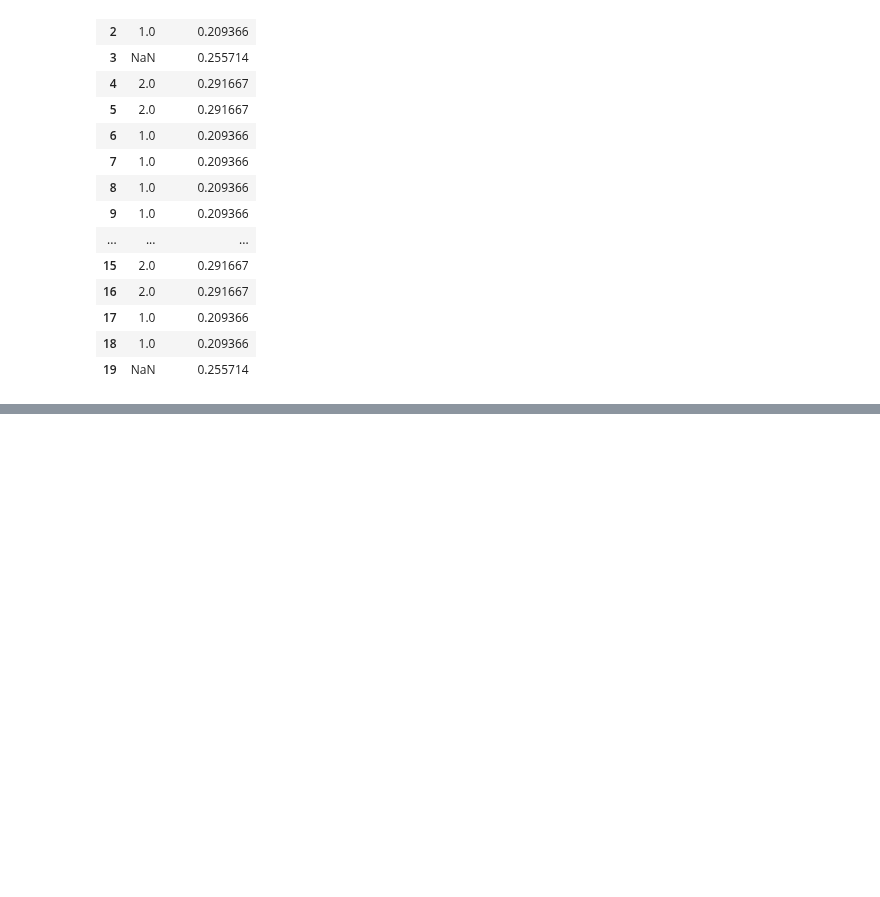
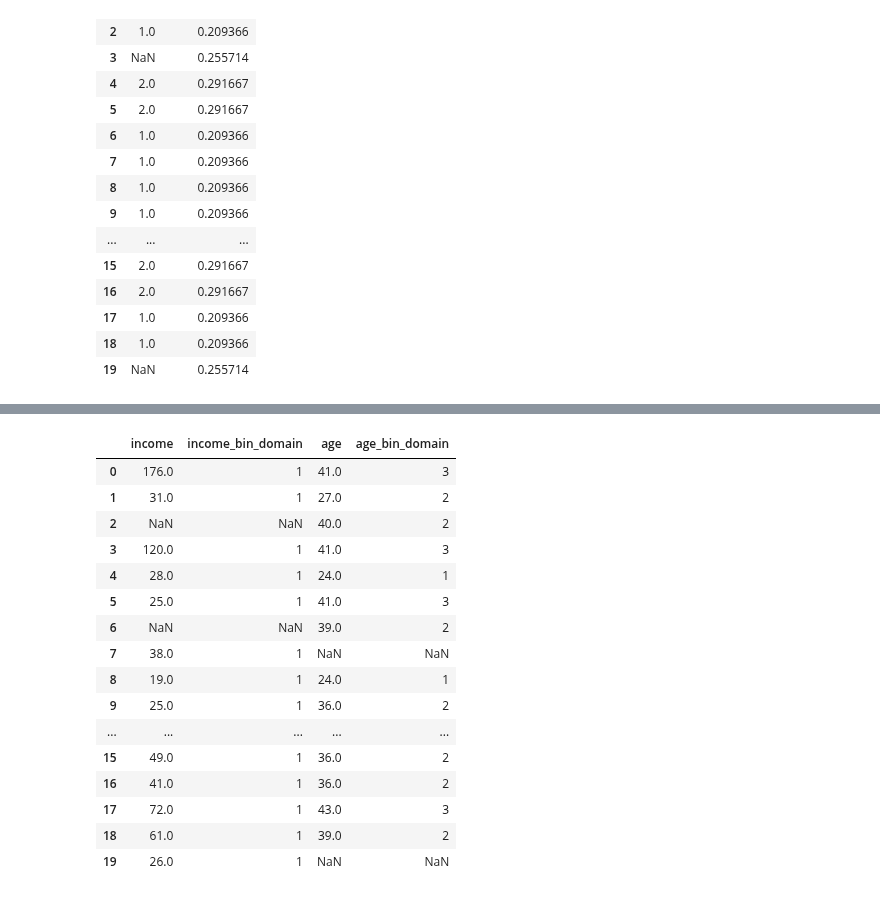
Before and after one commit to matinmahmoudi/Kaggle, a Jupyter notebook: complete-guide-to-transformation-from-a-to-z.ipynb, the cells around one changed output, grey strips where cells are left out. Drawn from its saved outputs; the diff is of its cells as text; code cells hidden in the pictures; blank space fills up the shorter version.

```diff
--- a/complete-guide-to-transformation-from-a-to-z.ipynb
+++ b/complete-guide-to-transformation-from-a-to-z.ipynb
@@ -772,0 +799,38 @@ data_prob_ratio_encoded[['ed', 'ed_prob_ratio']].head(20)
+# %%
+import pandas as pd
+
+# Make a copy of the original dataset
+data_discretized = data.copy()
+
+# Define bins for 'income' based on domain knowledge
+# Example bins: Low (< 30k), Medium (30k-60k), High (60k-100k), Very High (> 100k)
+income_bins = [0, 30000, 60000, 100000, float('inf')]
+income_labels = [1, 2, 3, 4]  # Using numbers for labels
+data_discretized['income_bin_domain'] = pd.cut(data_discretized['income'], bins=income_bins, labels=income_labels)
+
+# Define bins for 'age' based on domain knowledge
+# Example bins: Young (< 25), Adult (25-40), Middle-Aged (40-60), Senior (> 60)
+age_bins = [0, 25, 40, 60, float('inf')]
+age_labels = [1, 2, 3, 4]  # Using numbers for labels
+data_discretized['age_bin_domain'] = pd.cut(data_discretized['age'], bins=age_bins, labels=age_labels)
+
+# Display the first 20 rows to verify the domain knowledge-based discretization
+data_discretized[['income', 'income_bin_domain', 'age', 'age_bin_domain']].head(20)
+# %% [output]
+|  | income | income_bin_domain | age | age_bin_domain |
+| 0 | 176.0 | 1 | 41.0 | 3 |
+| 1 | 31.0 | 1 | 27.0 | 2 |
+| 2 | NaN | NaN | 40.0 | 2 |
+| 3 | 120.0 | 1 | 41.0 | 3 |
+| 4 | 28.0 | 1 | 24.0 | 1 |
+| 5 | 25.0 | 1 | 41.0 | 3 |
+| 6 | NaN | NaN | 39.0 | 2 |
+| 7 | 38.0 | 1 | NaN | NaN |
+| 8 | 19.0 | 1 | 24.0 | 1 |
+| 9 | 25.0 | 1 | 36.0 | 2 |
+| ... | ... | ... | ... | ... |
+| 15 | 49.0 | 1 | 36.0 | 2 |
+| 16 | 41.0 | 1 | 36.0 | 2 |
+| 17 | 72.0 | 1 | 43.0 | 3 |
+| 18 | 61.0 | 1 | 39.0 | 2 |
+| 19 | 26.0 | 1 | NaN | NaN |
```
Also changed, not shown: parts of 2 cells of this notebook.
